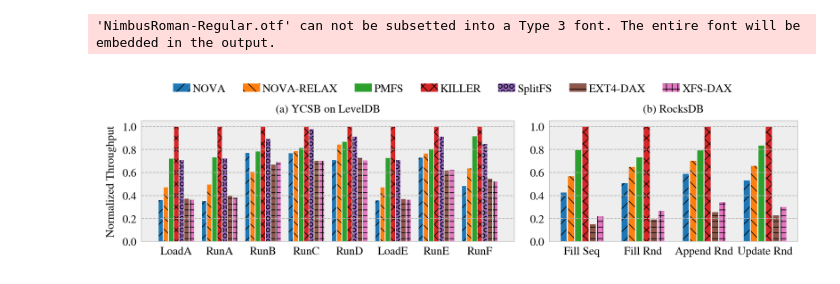
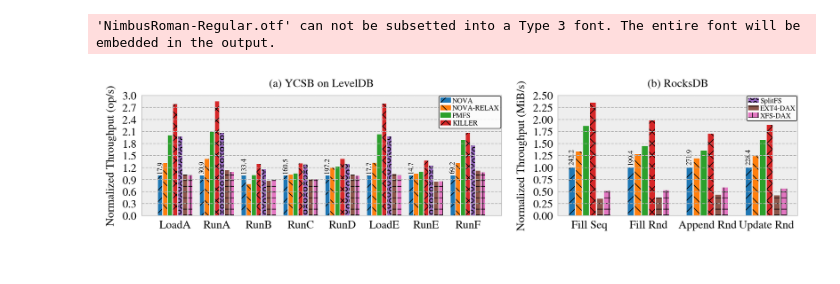
Before and after one commit to WOFS-for-PM/tests, a Jupyter notebook: killer-evaluation/FIG-RealWorld/plot.ipynb, the cells around one changed output. Drawn from its saved outputs; the diff is of its cells as text; code cells hidden in the pictures.

```diff
--- a/killer-evaluation/FIG-RealWorld/plot.ipynb
+++ b/killer-evaluation/FIG-RealWorld/plot.ipynb
@@ -5,6 +5,7 @@ import matplotlib
 import matplotlib.pyplot as plt
 from matplotlib import style
 import pandas as pd
+import numpy as np
 import matplotlib.gridspec as gridspec
 
 
@@ -32,8 +33,10 @@ pd.options.display.max_rows = None
 # with open("./avg-test-result-in-paper", "r") as f:
 with open("./performance-comparison-table", "r") as f:
     df = pd.read_csv(f, delim_whitespace=True, index_col=None, engine='python')
+    orig_df = df.copy()
 with open("./performance-comparison-table-rocksdb", "r") as f:
     df_rdb = pd.read_csv(f, delim_whitespace=True, index_col=None, engine='python')
+    orig_df_rdb = df_rdb.copy()
 
 df_rdb.drop(df_rdb[df_rdb['file_system'] == "SplitFS-FIO"].index, inplace=True)
 
@@ -57,12 +60,14 @@ x = list(range(1, len(workloads) + 1))
 # num_threads = [1]
 # for thread in num_threads:
 for workload in workloads:
-    value = df[workload] / df[workload].min()
+    value = df[workload] / df[workload][0]
     df[workload] = value
 
 # for fig_idx in range(0, len(num_threads)):
 # subfig = plt.subplot(1, 1, 1)
 subfig = plt.subplot(gs[0, 0])
+
+bars = []
 for idx, fs in enumerate(fss):
     points = []
     for pivot in x:
@@ -72,7 +77,14 @@ for idx, fs in enumerate(fss):
     for workload in workloads:
         bws.append(1 / df[(df['file_system'] == fs)][workload].iloc[0])
 
-    plt.bar(points, bws, width=true_bar_width, hatch=patterns[idx], color=plt.get_cmap(cmap)(idx), linewidth=0.5)
+    bar = plt.bar(points, bws, width=true_bar_width, hatch=patterns[idx], color=plt.get_cmap(cmap)(idx), linewidth=0.5)
+    bars.append(bar)
+
+    # text on each bar
+    if idx == 0:
+        for i in range(len(bws)):
+            plt.text(points[i], bws[i] + 0.05, "%.1f" % (1000 / orig_df[(orig_df['file_system'] == fs)][workloads[i]].iloc[0]), ha='center', va='bottom', rotation=90, fontsize=5)
+
 
     ax = fig.gca()
     lw = 0.5
@@ -81,15 +93,17 @@ for idx, fs in enumerate(fss):
 
     # Draw title
     plt.xticks(x, labels=workloads_name_remap, fontsize=8)
-    plt.yticks([0, 0.2, 0.4, 0.6, 0.8, 1], fontsize=8)
+    # plt.yticks([0, 0.2, 0.4, 0.6, 0.8, 1], fontsize=8)
+    plt.yticks(np.linspace(0, 3, 11), fontsize=8)
     # if fig_idx == 0:
-    plt.ylabel('Normalized Throughput', fontsize=8)
+    plt.ylabel('Normalized Throughput (op/s)', fontsize=8)
     plt.tick_params(bottom=False, top=False, left=False, right=False)
     # plt.xlabel(subfig_titles[fig_idx], fontsize=8)
 plt.title("(a) YCSB on LevelDB", fontsize=8)
+
 legend_labels = fss
 fss.replace("SplitFS-YCSB", "SplitFS", inplace=True)
-fig.legend(legend_labels, loc='center', bbox_to_anchor=(0.5, 1), ncol=7, fontsize=8, frameon=False, columnspacing=1.5, handletextpad=0.2, handlelength=1.5)
+# fig.legend(legend_labels, loc='center', bbox_to_anchor=(0.5, 1), ncol=7, fontsize=8, frameon=False, columnspacing=1.5, handletextpad=0.2, handlelength=1.5)
 
 df = df_rdb
 fss = df['file_system'].drop_duplicates().reset_index().drop(columns=['index'])['file_system']
@@ -102,7 +116,7 @@ x = list(range(1, len(workloads) + 1))
 # num_threads = [1]
 # for thread in num_threads:
 for workload in workloads:
-    value = df[workload] / df[workload].max()
+    value = df[workload] / df[workload][0]
     df[workload] = value
 
 # for fig_idx in range(0, len(num_threads)):
@@ -113,33 +127,49 @@ for idx, fs in enumerate(fss):
     for pivot in x:
         point = pivot - tot / 2 + bar_width / 2 + idx * bar_width
         points.append(point)
     bws = []
     for workload in workloads:
         bws.append(df[(df['file_system'] == fs)][workload].iloc[0])
 
     if idx >= 4:
         fs_idx = idx + 1
     else:
         fs_idx = idx
 
     plt.bar(points, bws, width=true_bar_width, hatch=patterns[fs_idx], color=plt.get_cmap(cmap)(fs_idx), linewidth=0.5)
+    if idx == 0:
+        for i in range(len(bws)):
+            plt.text(points[i], bws[i] + 0.05, "%.1f" % (orig_df_rdb[(orig_df_rdb['file_system'] == fs)][workloads[i]].iloc[0]), ha='center', va='bottom', rotation=90, fontsize=5)
 
     ax = fig.gca()
     lw = 0.5
     for axis in ['top','bottom','left','right']:
         ax.spines[axis].set_linewidth(lw)
 
     # Draw title
     plt.xticks(x, labels=workloads_name_remap, fontsize=8)
-    plt.yticks([0, 0.2, 0.4, 0.6, 0.8, 1], fontsize=8)
+    # plt.yticks([0, 0.2, 0.4, 0.6, 0.8, 1], fontsize=8)
+    plt.yticks(np.linspace(0, 2.5, 11), fontsize=8)
     # if fig_idx == 0:
-    # plt.ylabel('Normalized Throughput', fontsize=8)
+    plt.ylabel('Normalized Throughput (MiB/s)', fontsize=8)
     plt.tick_params(bottom=False, top=False, left=False, right=False)
     # plt.xlabel(subfig_titles[fig_idx], fontsize=8)
 plt.title("(b) RocksDB", fontsize=8)
 
+steps = [4, 3]
+for ax_id, ax in enumerate(fig.axes):
+    start = sum(steps[:ax_id])
+    end = start + steps[ax_id]
+
+    leg = ax.legend(bars[start : end], legend_labels[start : end], loc='upper right', bbox_to_anchor=(0,0,1,1), bbox_transform=ax.transAxes, ncol=1, fontsize=5, frameon=True, columnspacing=0.5, handletextpad=0.2, borderaxespad=0.1, handlelength=1.5, labelspacing=0.1, borderpad=0.2)
+
+    frame = leg.get_frame()
+    frame.set_facecolor('white')
+    frame.set_edgecolor('black')
+
+
 plt.tight_layout()
 plt.savefig("./FIG-RealWorld.pdf", bbox_inches='tight', pad_inches=0)
 # %% [output]
 'NimbusRoman-Regular.otf' can not be subsetted into a Type 3 font. The entire font will be embedded in the output.
-[figure, old version]
+[figure, new version]
```
Also changed, not shown: 17 other files.
